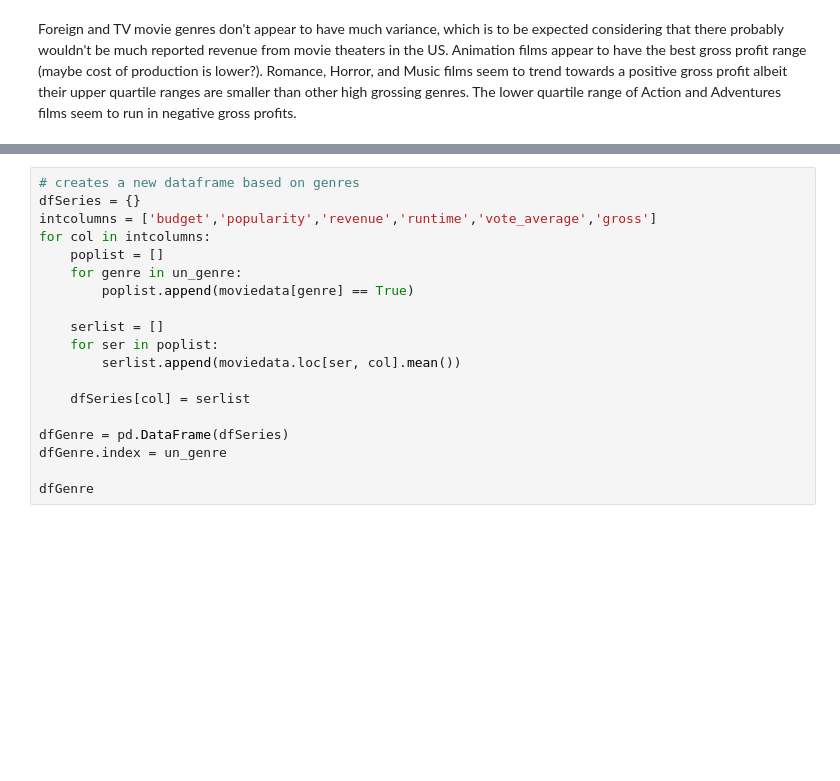
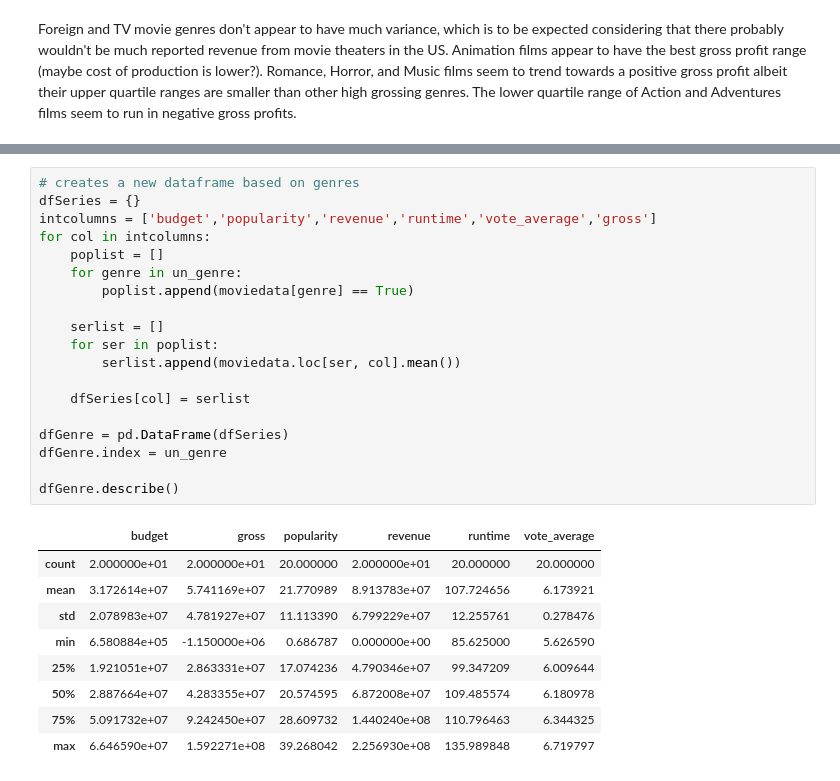
Before and after one commit to kimrharper/thinkful, a Jupyter notebook: PrepCourse/PrepCourse-4-2-Capstone.ipynb, the cells around one changed output, grey strips where cells are left out. Drawn from its saved outputs; the diff is of its cells as text; blank space fills up the shorter version.

```diff
--- a/PrepCourse/PrepCourse-4-2-Capstone.ipynb
+++ b/PrepCourse/PrepCourse-4-2-Capstone.ipynb
@@ -186,19 +184,29 @@ Horror: 0.30977866084620803
 # %%
 # creates a new dataframe based on genres
 dfSeries = {}
 intcolumns = ['budget','popularity','revenue','runtime','vote_average','gross']
 for col in intcolumns:
     poplist = []
     for genre in un_genre:
         poplist.append(moviedata[genre] == True)
 
     serlist = []
     for ser in poplist:
         serlist.append(moviedata.loc[ser, col].mean())
 
     dfSeries[col] = serlist
 
 dfGenre = pd.DataFrame(dfSeries)
 dfGenre.index = un_genre
 
-dfGenre
+dfGenre.describe()
+# %% [output]
+|  | budget | gross | popularity | revenue | runtime | vote_average |
+| count | 2.000000e+01 | 2.000000e+01 | 20.000000 | 2.000000e+01 | 20.000000 | 20.000000 |
+| mean | 3.172614e+07 | 5.741169e+07 | 21.770989 | 8.913783e+07 | 107.724656 | 6.173921 |
+| std | 2.078983e+07 | 4.781927e+07 | 11.113390 | 6.799229e+07 | 12.255761 | 0.278476 |
+| min | 6.580884e+05 | -1.150000e+06 | 0.686787 | 0.000000e+00 | 85.625000 | 5.626590 |
+| 25% | 1.921051e+07 | 2.863331e+07 | 17.074236 | 4.790346e+07 | 99.347209 | 6.009644 |
+| 50% | 2.887664e+07 | 4.283355e+07 | 20.574595 | 6.872008e+07 | 109.485574 | 6.180978 |
+| 75% | 5.091732e+07 | 9.242450e+07 | 28.609732 | 1.440240e+08 | 110.796463 | 6.344325 |
+| max | 6.646590e+07 | 1.592271e+08 | 39.268042 | 2.256930e+08 | 135.989848 | 6.719797 |
```
Also changed, not shown: parts of 15 cells of this notebook.
